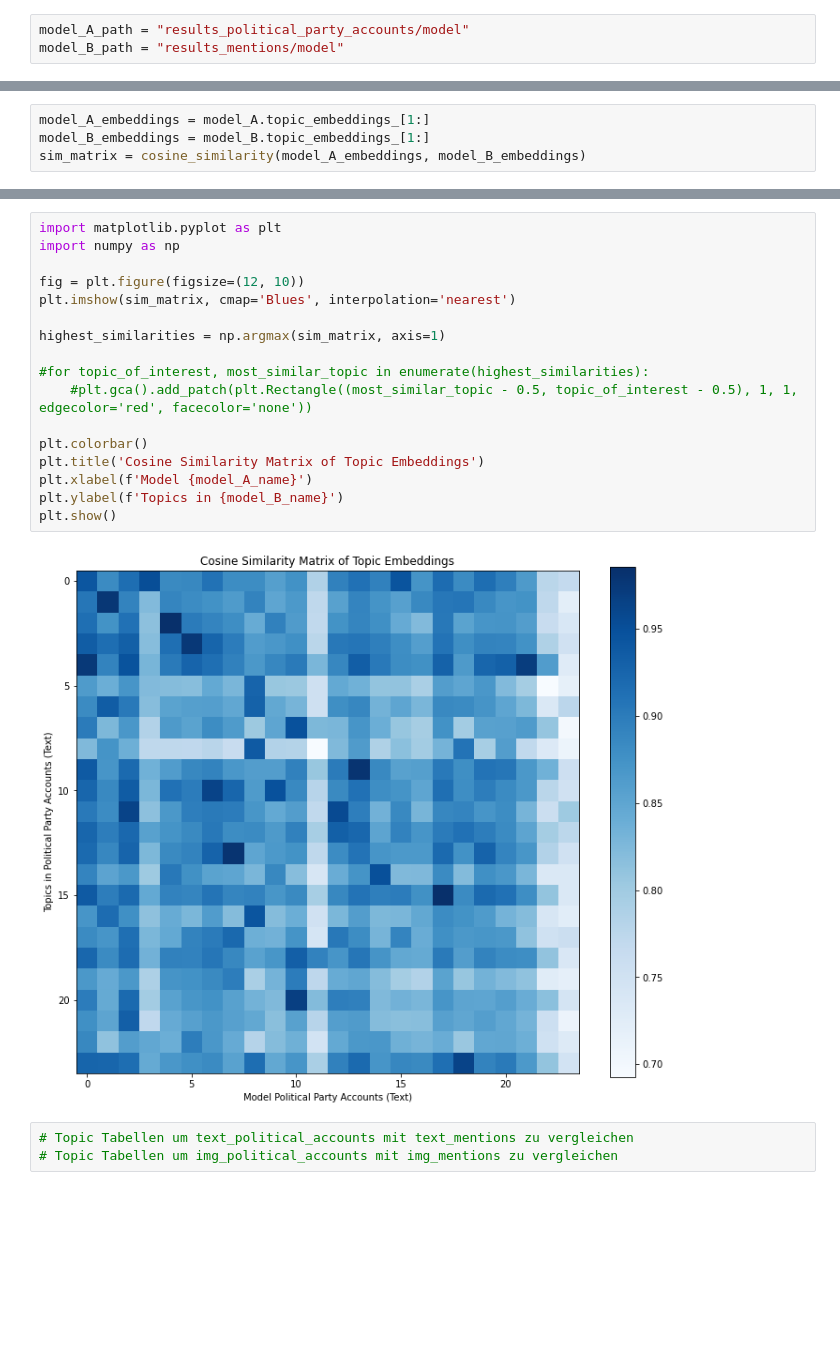
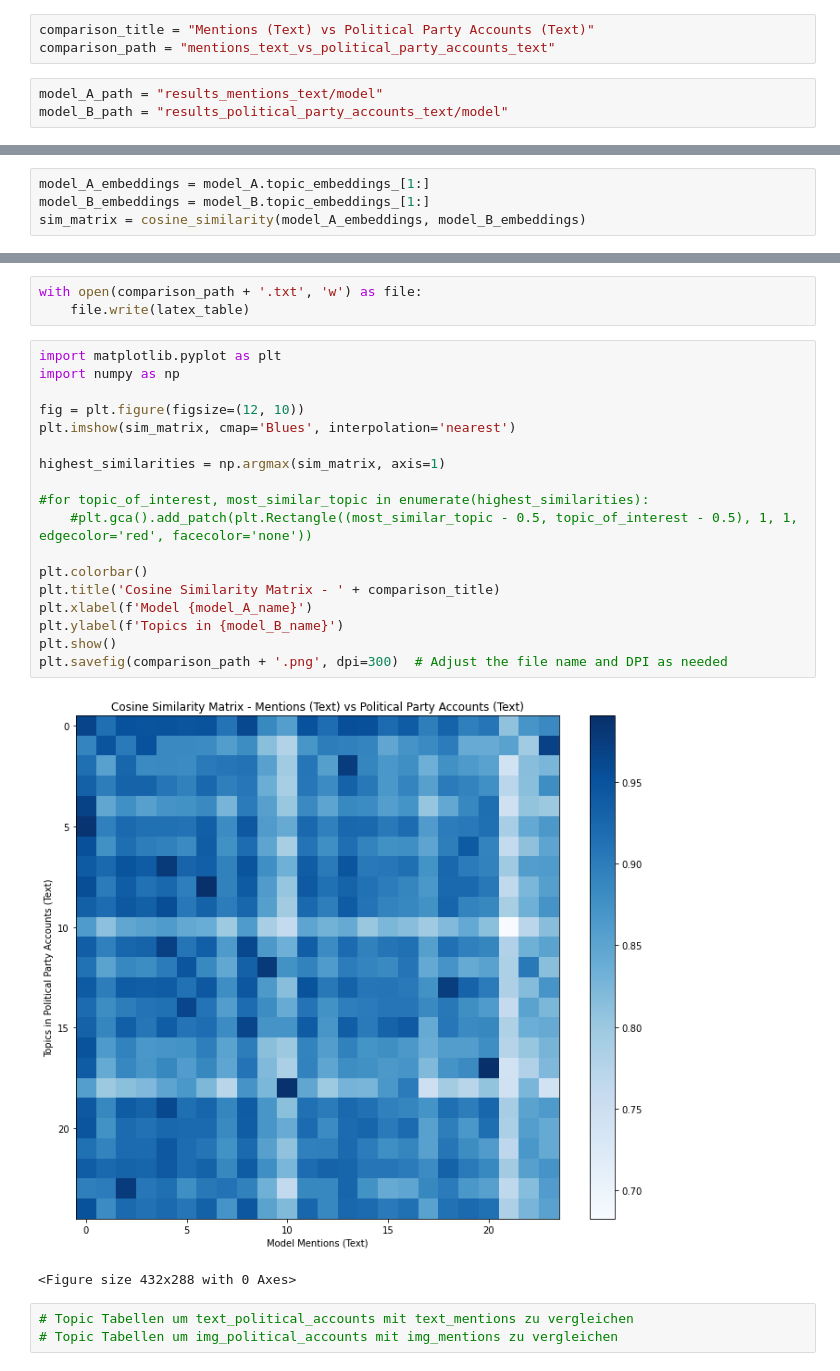
Before and after one commit to NilsHellwig/Topic_Modelling_Twitter_German_Federal_Election_2021, a Jupyter notebook: 03 Train Model/compare_bertopic_models.ipynb, the cells around one changed output, grey strips where cells are left out. Drawn from its saved outputs; the diff is of its cells as text; blank space fills up the shorter version.

```diff
--- a/03 Train Model/compare_bertopic_models.ipynb
+++ b/03 Train Model/compare_bertopic_models.ipynb
@@ -9,9 +9,12 @@ import pandas as pd
 import numpy as np
 # %% [markdown]
 ## 2. Settings / Setup
+# %%
+comparison_title = "Mentions (Text) vs Political Party Accounts (Text)"
+comparison_path = "mentions_text_vs_political_party_accounts_text"
 # %%
-model_A_path = "results_political_party_accounts/model"
-model_B_path = "results_mentions/model"
+model_A_path = "results_mentions_text/model"
+model_B_path = "results_political_party_accounts_text/model"
 # %%
 model_A = BERTopic.load(model_A_path)
 model_B = BERTopic.load(model_B_path)
@@ -85,24 +92,29 @@ print(latex_table)
 \bottomrule
 \end{tabular}
+# %%
+with open(comparison_path + '.txt', 'w') as file:
+    file.write(latex_table)
 # %%
 import matplotlib.pyplot as plt
 import numpy as np
 
 fig = plt.figure(figsize=(12, 10))
 plt.imshow(sim_matrix, cmap='Blues', interpolation='nearest')
 
 highest_similarities = np.argmax(sim_matrix, axis=1)
 
 #for topic_of_interest, most_similar_topic in enumerate(highest_similarities):
     #plt.gca().add_patch(plt.Rectangle((most_similar_topic - 0.5, topic_of_interest - 0.5), 1, 1, edgecolor='red', facecolor='none'))
 
 plt.colorbar()
-plt.title('Cosine Similarity Matrix of Topic Embeddings')
+plt.title('Cosine Similarity Matrix - ' + comparison_title)
 plt.xlabel(f'Model {model_A_name}')
 plt.ylabel(f'Topics in {model_B_name}')
 plt.show()
+plt.savefig(comparison_path + '.png', dpi=300)  # Adjust the file name and DPI as needed
 # %% [output]
-[figure, old version]
+[figure, new version]
+<Figure size 432x288 with 0 Axes>
 # %%
 # Topic Tabellen um text_political_accounts mit text_mentions zu vergleichen
 # Topic Tabellen um img_political_accounts mit img_mentions zu vergleichen
```
Also changed, not shown: parts of 4 cells of this notebook.
